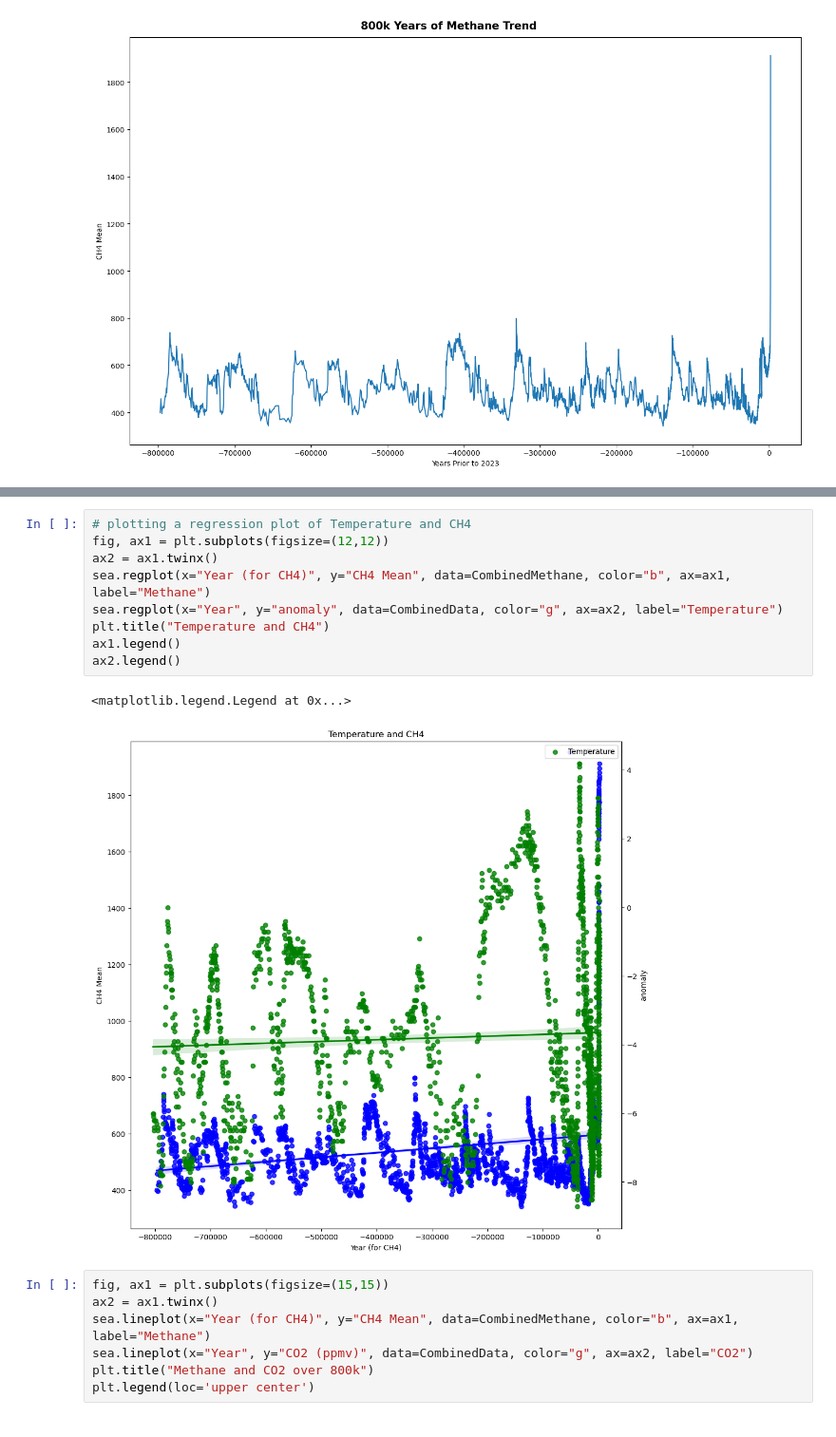
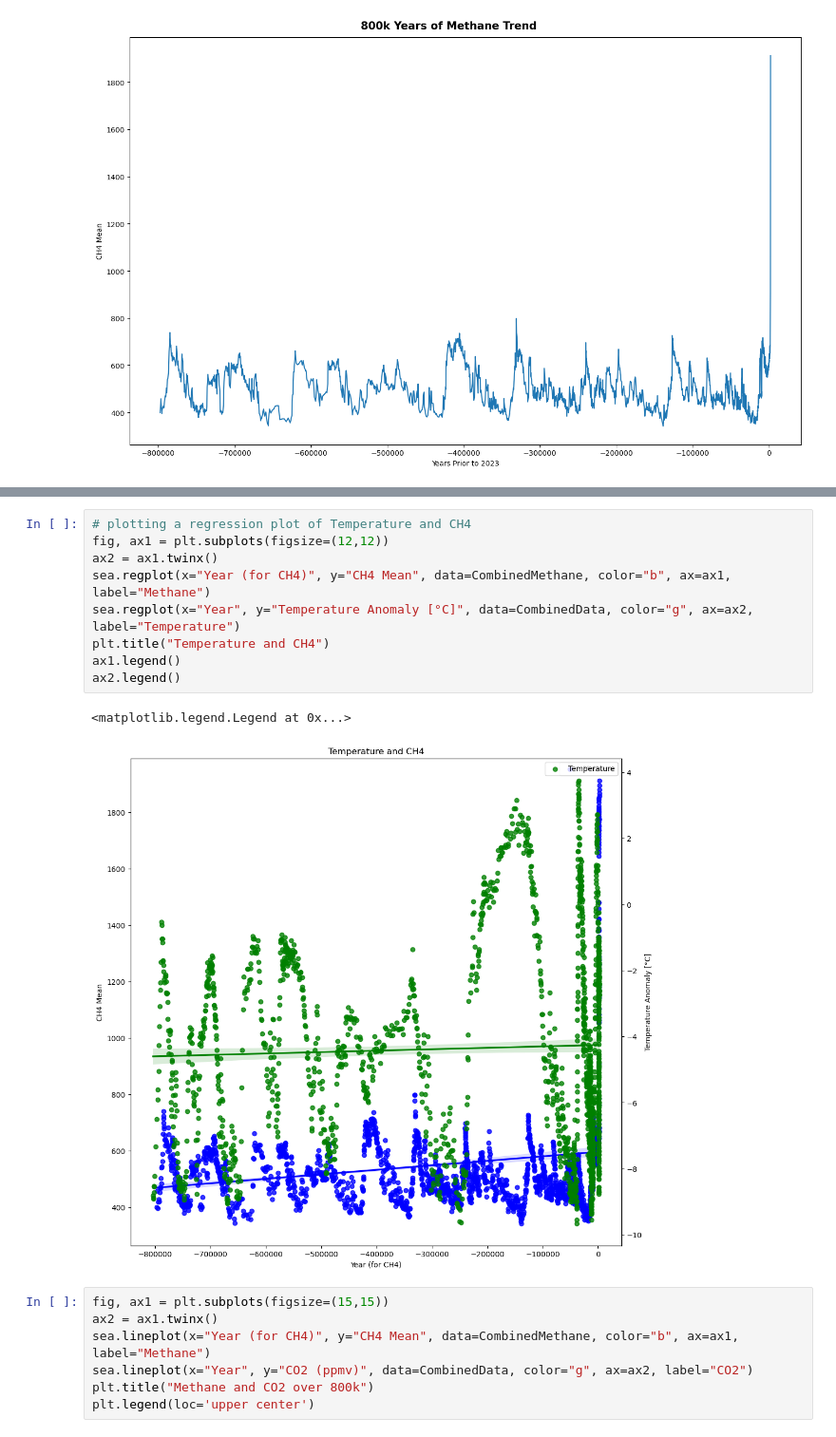
Before and after one commit to rebeccaf1918/Programming-for-Da-Project2, a Jupyter notebook: Project.ipynb, the cells around one changed output, grey strips where cells are left out. Shown at 95% size. Drawn from its saved outputs; the diff is of its cells as text.

```diff
--- a/Project.ipynb
+++ b/Project.ipynb
@@ -343,15 +331,15 @@ plt.legend(loc='upper center')
 # %%
 # plotting a regression plot of Temperature and CH4
 fig, ax1 = plt.subplots(figsize=(12,12))
 ax2 = ax1.twinx()
 sea.regplot(x="Year (for CH4)", y="CH4 Mean", data=CombinedMethane, color="b", ax=ax1, label="Methane")
-sea.regplot(x="Year", y="anomaly", data=CombinedData, color="g", ax=ax2, label="Temperature")
+sea.regplot(x="Year", y="Temperature Anomaly [°C]", data=CombinedData, color="g", ax=ax2, label="Temperature")
 plt.title("Temperature and CH4")
 ax1.legend()
 ax2.legend()
 # %% [output]
 <matplotlib.legend.Legend at 0x...>
-[figure, old version]
+[figure, new version]
 # %%
 fig, ax1 = plt.subplots(figsize=(15,15))
 ax2 = ax1.twinx()
```
Also changed, not shown: parts of 29 cells of this notebook, 10 other files.
